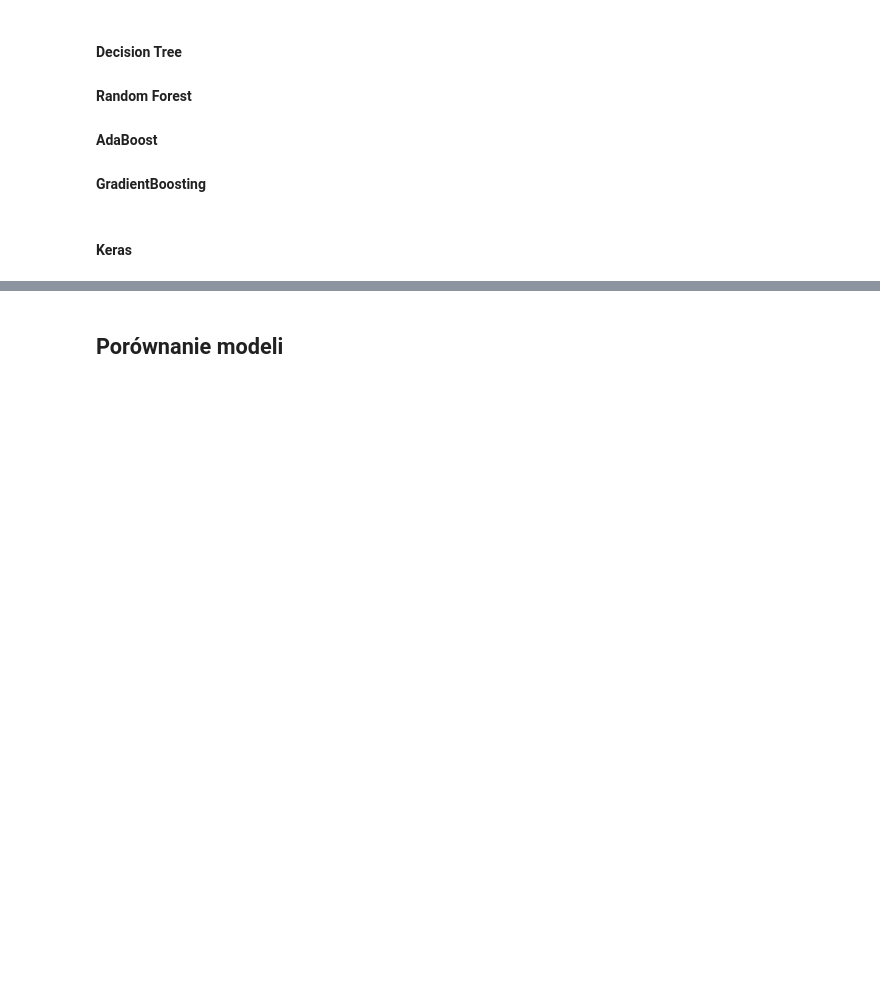
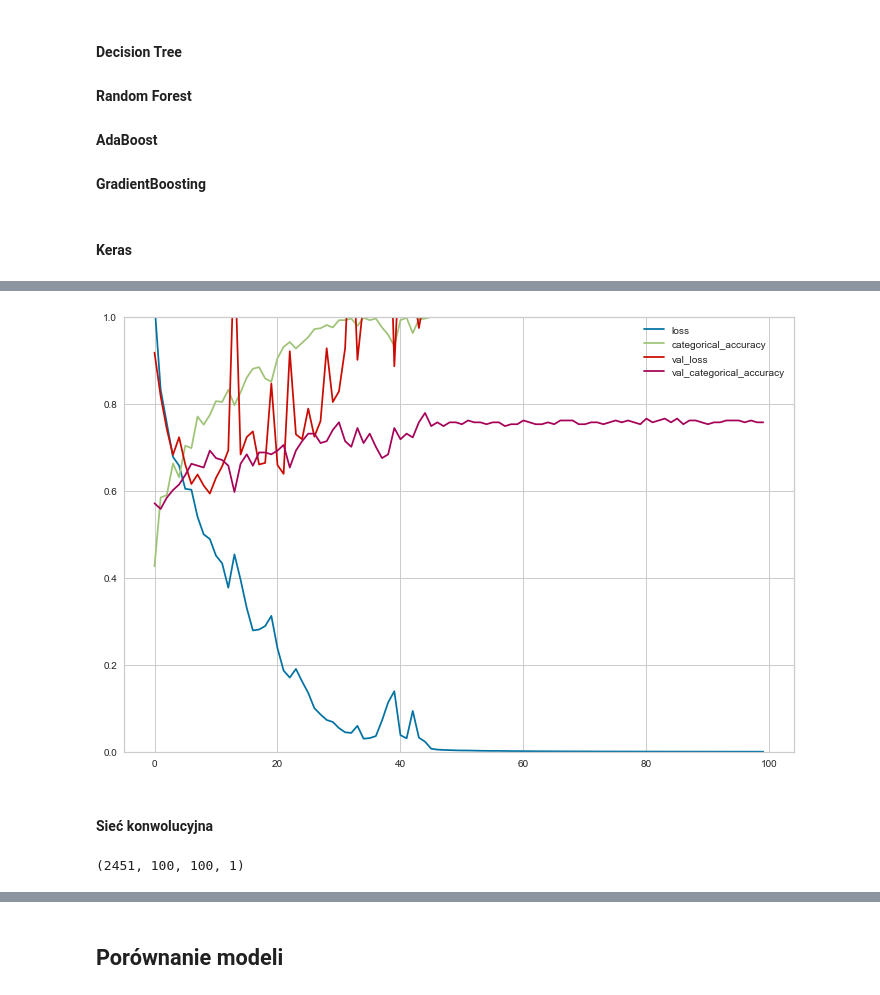
Before and after one commit to hjaremko/psi-projekt, a Jupyter notebook: projekt.ipynb, the cells around one changed output, grey strips where cells are left out. Cells and saved outputs as stored; diff of their text form; code cells hidden in the pictures; blank space fills up the shorter version.

```diff
--- a/projekt.ipynb
+++ b/projekt.ipynb
@@ -500,0 +525,12 @@ param_grid = {
+# %%
+xx_train = np.array([resize(x, (dim, dim)) for x in X_train['image'].values])
+xx_test = np.array([resize(x, (dim, dim)) for x in X_test['image'].values])
+# %%
+from keras.utils import np_utils
+
+yy_train = np_utils.to_categorical(y_train)
+yy_test = np_utils.to_categorical(y_test)
+# print(y_train2)
+# %%
+model = create_model()
+model.summary()
@@ -501,7 +558,8 @@ param_grid = {
 # %%
 # x = np.asarray(X_train).astype('float32')
 # y = np.asarray(y_train).astype('float32')
-# history = model.fit(x, y, validation_data= (X_test, y_test), batch_size=32, epochs=100)
+model.compile(loss="categorical_crossentropy", optimizer="Adam", metrics=["categorical_accuracy"])
+history = model.fit(xx_train, yy_train, validation_data=(xx_test, yy_test), batch_size=32, epochs=100)
 # X_train.head()
-pipe.fit(X_train, y_train)
+# pipe.fit(X_train, y_train)
 # %% [output]
@@ -508,0 +583,18 @@ AttributeError: 'NoneType' object has no attribute 'loss'
+# %%
+pd.DataFrame(history.history).plot(figsize=(12, 8))
+plt.grid(True)
+plt.gca().set_ylim(0, 1)
+plt.show()
+# %% [output]
+[figure, added]
+# %% [markdown]
+#### Sieć konwolucyjna
+# %%
+
+# xxX_train = np.array([x.reshape((dim, dim, 1)) for x in X_train['image'].values])
+xxX_train = np.array([x.reshape((dim, dim, 1)) for x in xx_train])
+xxX_test = np.array([x.reshape((dim, dim, 1)) for x in xx_test])
+print(xxX_train.shape)
+# X_train
+# %% [output]
+(2451, 100, 100, 1)
```
Also changed, not shown: parts of 26 cells of this notebook, 2 other files.
